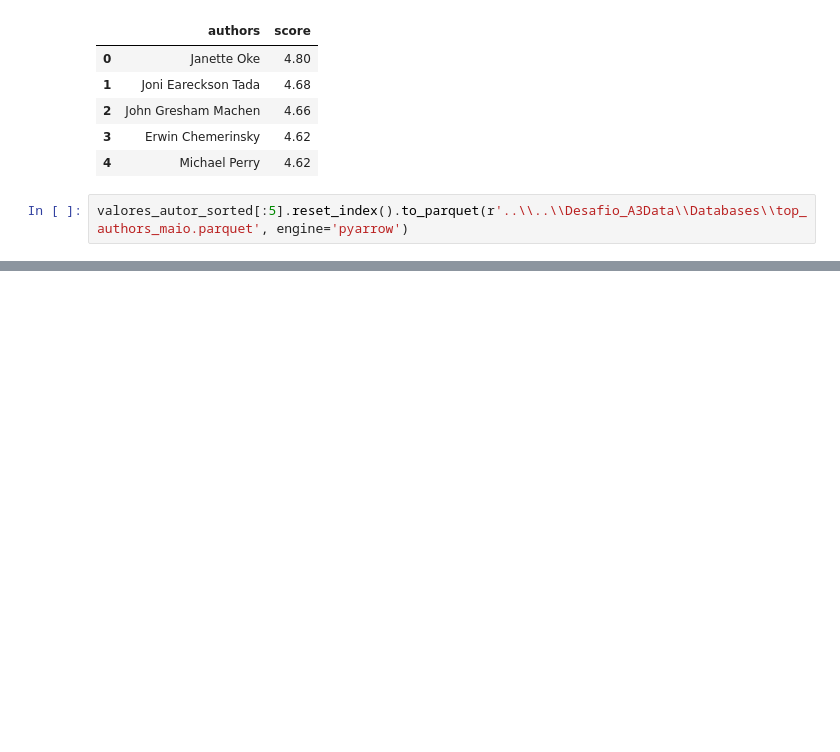
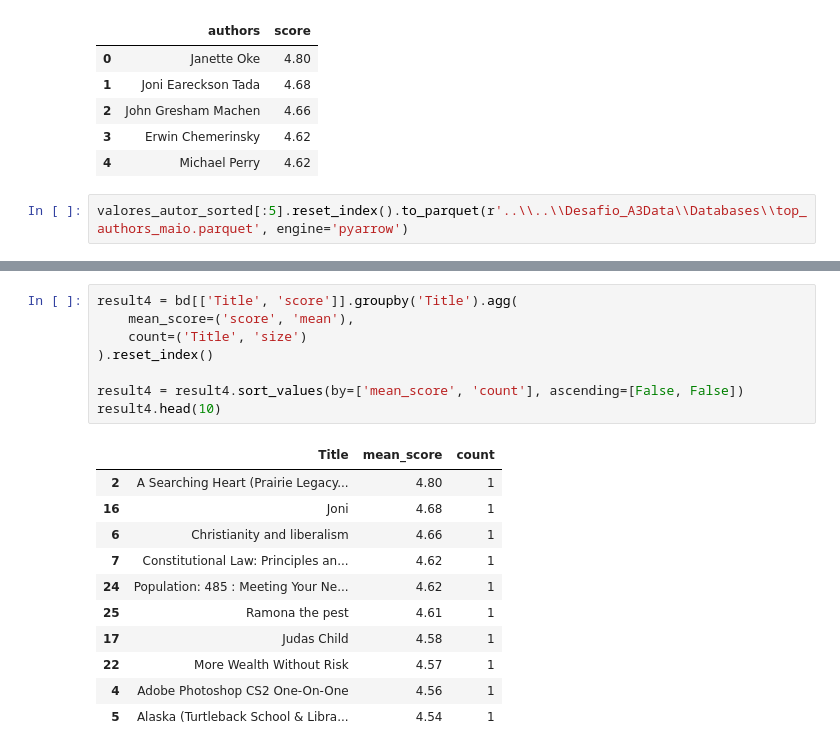
Before and after one commit to RaphaelLirio/Desafio_A3Data, a Jupyter notebook: Dev/explorations.ipynb, the cells around one changed output, grey strips where cells are left out. Saved outputs shown, nothing was run; the diff lists cells and outputs as text; blank space fills up the shorter version.

```diff
--- a/Dev/explorations.ipynb
+++ b/Dev/explorations.ipynb
@@ -440,0 +562,20 @@ valores_autor_sorted[:5].reset_index().to_parquet(r'..\\..\\Desafio_A3Data\\Data
+# %%
+result4 = bd[['Title', 'score']].groupby('Title').agg(
+    mean_score=('score', 'mean'),
+    count=('Title', 'size')
+).reset_index()
+
+result4 = result4.sort_values(by=['mean_score', 'count'], ascending=[False, False])
+result4.head(10)
+# %% [output]
+|  | Title | mean_score | count |
+| 2 | A Searching Heart (Prairie Legacy... | 4.80 | 1 |
+| 16 | Joni | 4.68 | 1 |
+| 6 | Christianity and liberalism | 4.66 | 1 |
+| 7 | Constitutional Law: Principles an... | 4.62 | 1 |
+| 24 | Population: 485 : Meeting Your Ne... | 4.62 | 1 |
+| 25 | Ramona the pest | 4.61 | 1 |
+| 17 | Judas Child | 4.58 | 1 |
+| 22 | More Wealth Without Risk | 4.57 | 1 |
+| 4 | Adobe Photoshop CS2 One-On-One | 4.56 | 1 |
+| 5 | Alaska (Turtleback School & Libra... | 4.54 | 1 |
```
Also changed, not shown: parts of 14 cells of this notebook, 1 other file.
